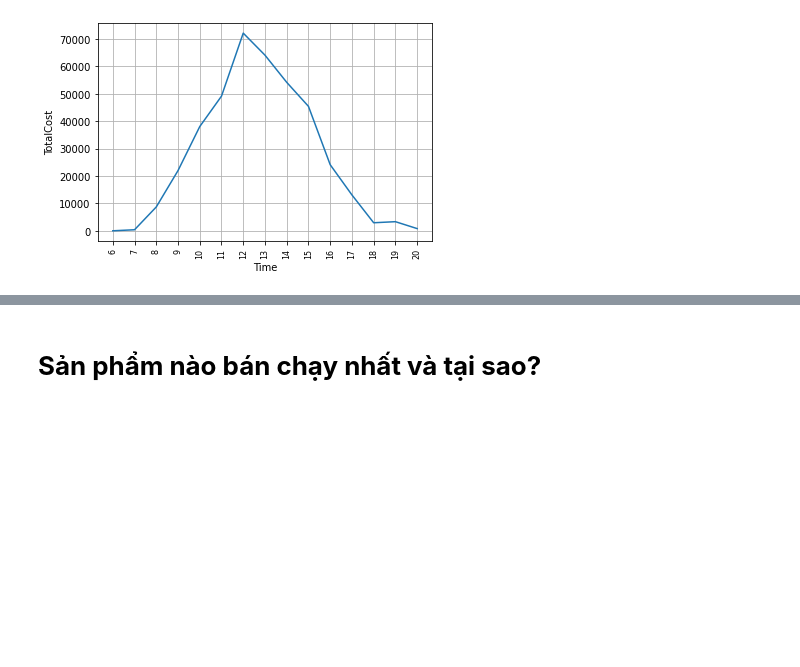
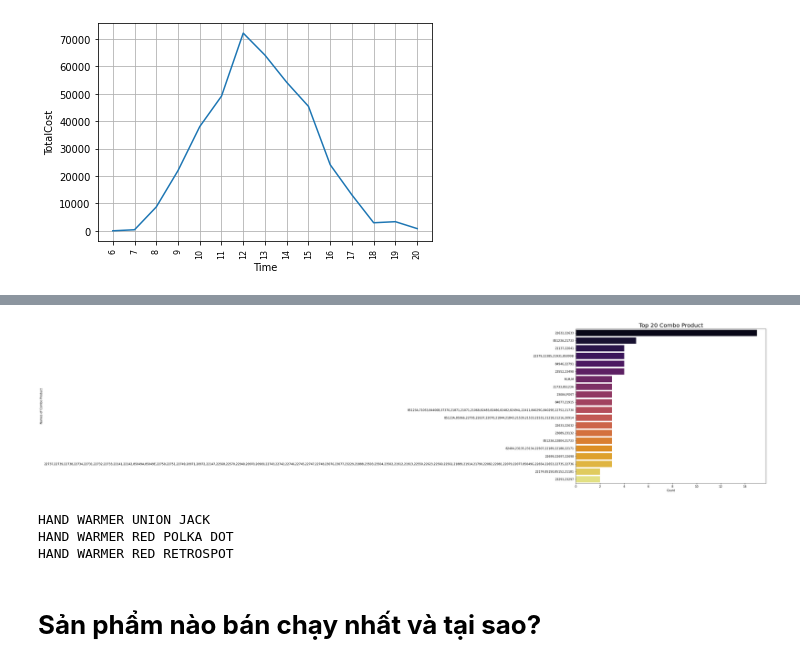
Before and after one commit to Edna-soso/DataAnalysis_Project, a Jupyter notebook: Data_Visualization/Data_Visualization.ipynb, the cells around one changed output, grey strips where cells are left out. Cells and saved outputs as stored; diff of their text form; code cells hidden in the pictures; blank space fills up the shorter version.

```diff
--- a/Data_Visualization/Data_Visualization.ipynb
+++ b/Data_Visualization/Data_Visualization.ipynb
@@ -134,0 +137,3 @@ Text(0, 0.5, 'TotalCost')
+# %%
+data_dup = data[data["InvoiceNo"].duplicated(keep= False)]
+data_dup.head()
@@ -134,0 +147,3 @@ Text(0, 0.5, 'TotalCost')
+# %%
+gr_product = lambda product: ','.join(product)
+data_dup["All_Products"]= data_dup.groupby("InvoiceNo")["StockCode"].transform(gr_product)
@@ -134,0 +155,3 @@ Text(0, 0.5, 'TotalCost')
+# %%
+data_combo= data_dup[["InvoiceNo","All_Products"]].drop_duplicates()
+data_combo.shape
@@ -135,3 +175,27 @@ Text(0, 0.5, 'TotalCost')
+# %%
+plt.rcParams['figure.figsize'] = (12, 10)
+a = data_combo["All_Products"].value_counts().head(20)
+sns.barplot(x = a.values, y = a.index, palette = 'inferno')
+plt.title('Top 20 Combo Product', fontsize = 20)
+plt.ylabel('Names of Combo Product')
+plt.xlabel('Count')
+plt.show()
+# %% [output]
+[figure, added]
+# %%
+data_arr= np.array(data_dup[["StockCode","Description"]])
+data_arr
+b=[]
+for i in data_arr:
+  if i[0] == "22632" or i[0]=="22633" :
+    if i[1] not in b:
+      b.append(i[1])
+for i in b:
+  print(i)
+# %% [output]
+HAND WARMER UNION JACK
+HAND WARMER RED POLKA DOT
+HAND WARMER RED RETROSPOT
 # %% [markdown]
 # **Sản phẩm nào bán chạy nhất và tại sao?**
 # %%
```
Also changed, not shown: parts of 14 cells of this notebook.
